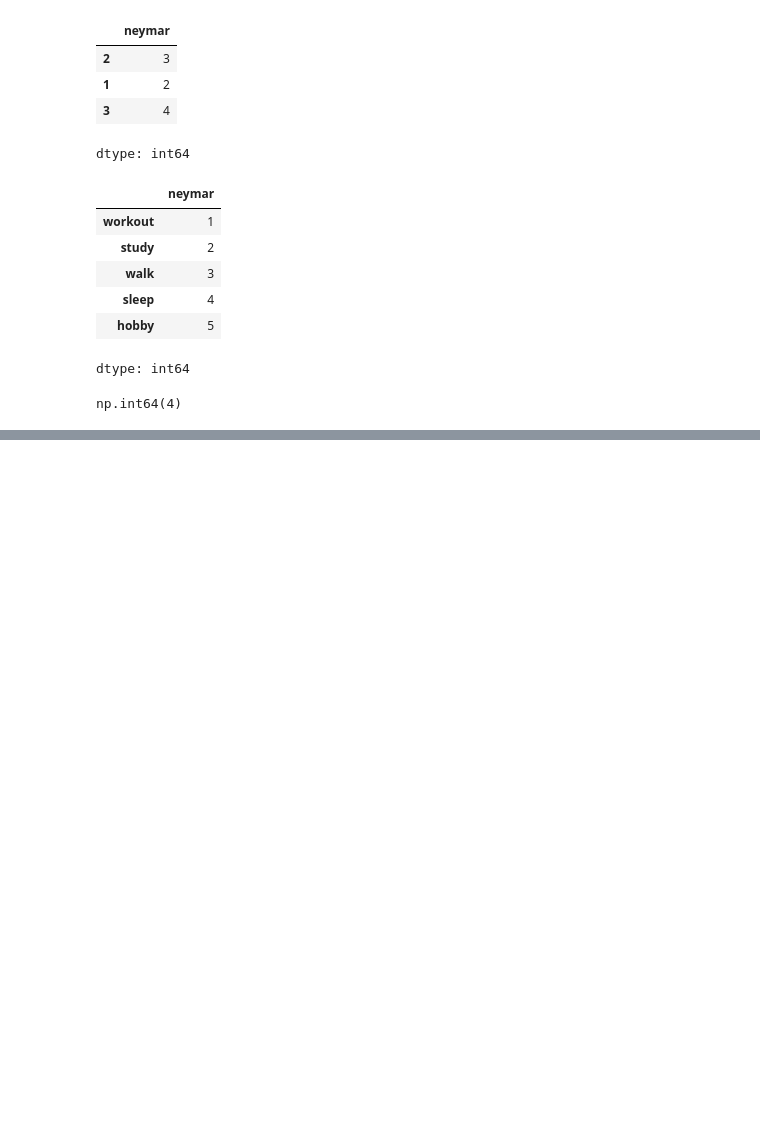
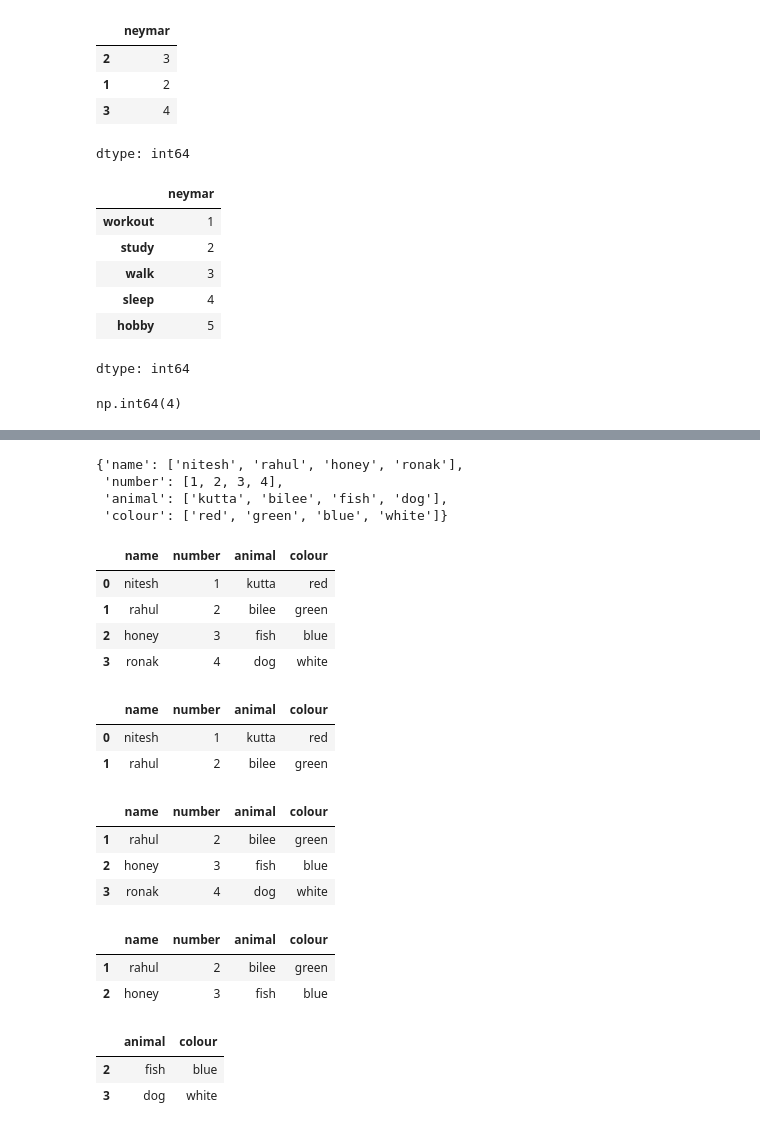
Before and after one commit to Niteshrai1328/project, a Jupyter notebook: Copy_of_Welcome_To_Colab.ipynb, the cells around one changed output, grey strips where cells are left out. Saved outputs shown, nothing was run; the diff lists cells and outputs as text; code cells hidden in the pictures; blank space fills up the shorter version.

```diff
--- a/Copy_of_Welcome_To_Colab.ipynb
+++ b/Copy_of_Welcome_To_Colab.ipynb
@@ -296,0 +312,48 @@ details={
+# %%
+data2={
+    "name":["nitesh","rahul","honey","ronak"],
+    "number":[1,2,3,4],
+    "animal":["kutta","bilee","fish","dog"],
+    "colour":["red","green","blue","white"]
+
+}
+data2
+# %% [output]
+{'name': ['nitesh', 'rahul', 'honey', 'ronak'],
+ 'number': [1, 2, 3, 4],
+ 'animal': ['kutta', 'bilee', 'fish', 'dog'],
+ 'colour': ['red', 'green', 'blue', 'white']}
+# %%
+df=pd.DataFrame(data2)
+df
+# %% [output]
+|  | name | number | animal | colour |
+| 0 | nitesh | 1 | kutta | red |
+| 1 | rahul | 2 | bilee | green |
+| 2 | honey | 3 | fish | blue |
+| 3 | ronak | 4 | dog | white |
+# %%
+df.head(2)
+# %% [output]
+|  | name | number | animal | colour |
+| 0 | nitesh | 1 | kutta | red |
+| 1 | rahul | 2 | bilee | green |
+# %%
+df.tail(3)
+# %% [output]
+|  | name | number | animal | colour |
+| 1 | rahul | 2 | bilee | green |
+| 2 | honey | 3 | fish | blue |
+| 3 | ronak | 4 | dog | white |
+# %%
+df.iloc[1:3]
+# %% [output]
+|  | name | number | animal | colour |
+| 1 | rahul | 2 | bilee | green |
+| 2 | honey | 3 | fish | blue |
+# %%
+df.loc[2:3,["animal","colour"]]
+# %% [output]
+|  | animal | colour |
+| 2 | fish | blue |
+| 3 | dog | white |
```
Also changed, not shown: parts of 9 cells of this notebook.
